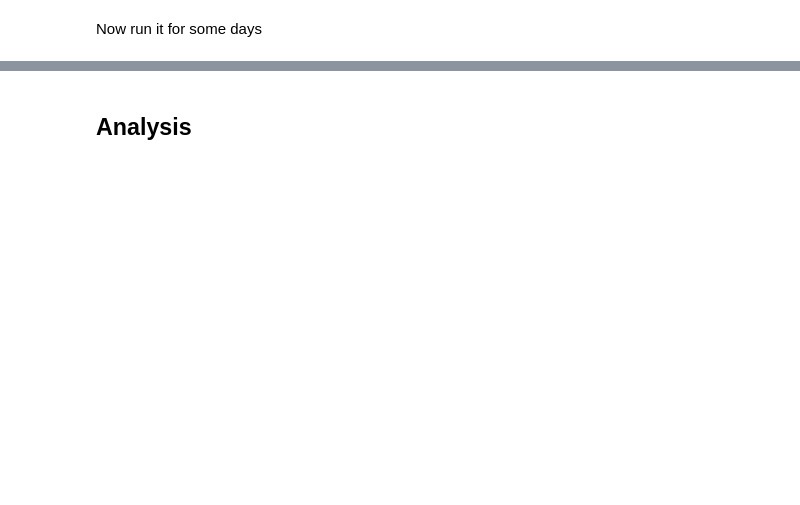
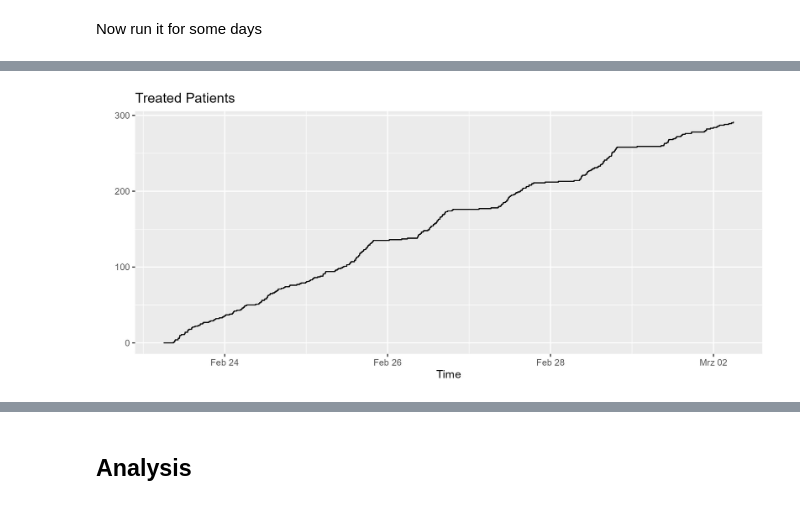
Before and after one commit to holgerbrandl/kalasim, a Jupyter notebook: docs/userguide/docs/examples/emergency_room.ipynb, the cells around one changed output, grey strips where cells are left out. Drawn from its saved outputs; the diff is of its cells as text; code cells hidden in the pictures; blank space fills up the shorter version.

```diff
--- a/docs/userguide/docs/examples/emergency_room.ipynb
+++ b/docs/userguide/docs/examples/emergency_room.ipynb
@@ -144,0 +126,4 @@ skipping patient (out-of-office
+# %%
+er.treatedMonitor.display("Treated Patients")
+# %% [output]
+[figure, added]
```
Also changed, not shown: parts of 23 cells of this notebook, 28 other files.
